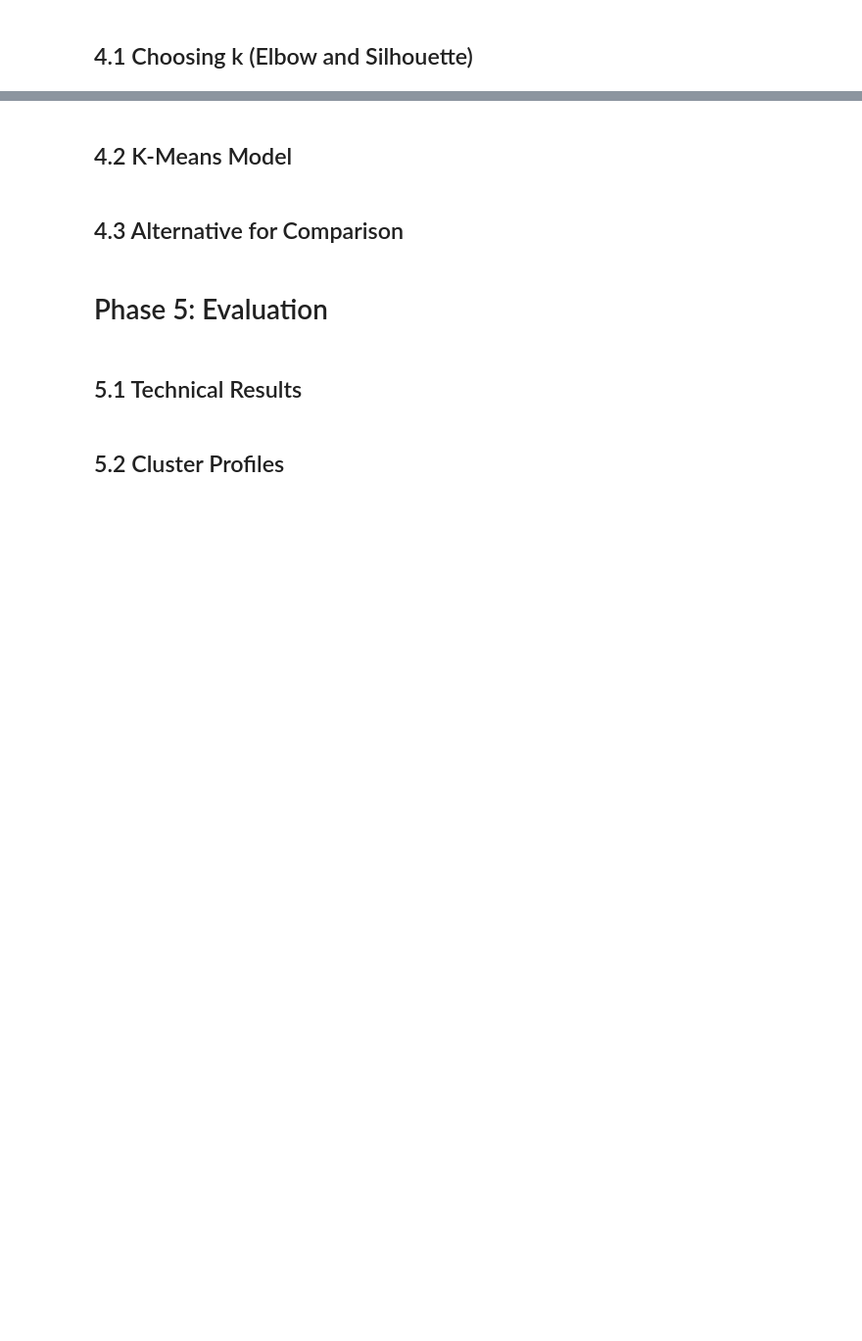
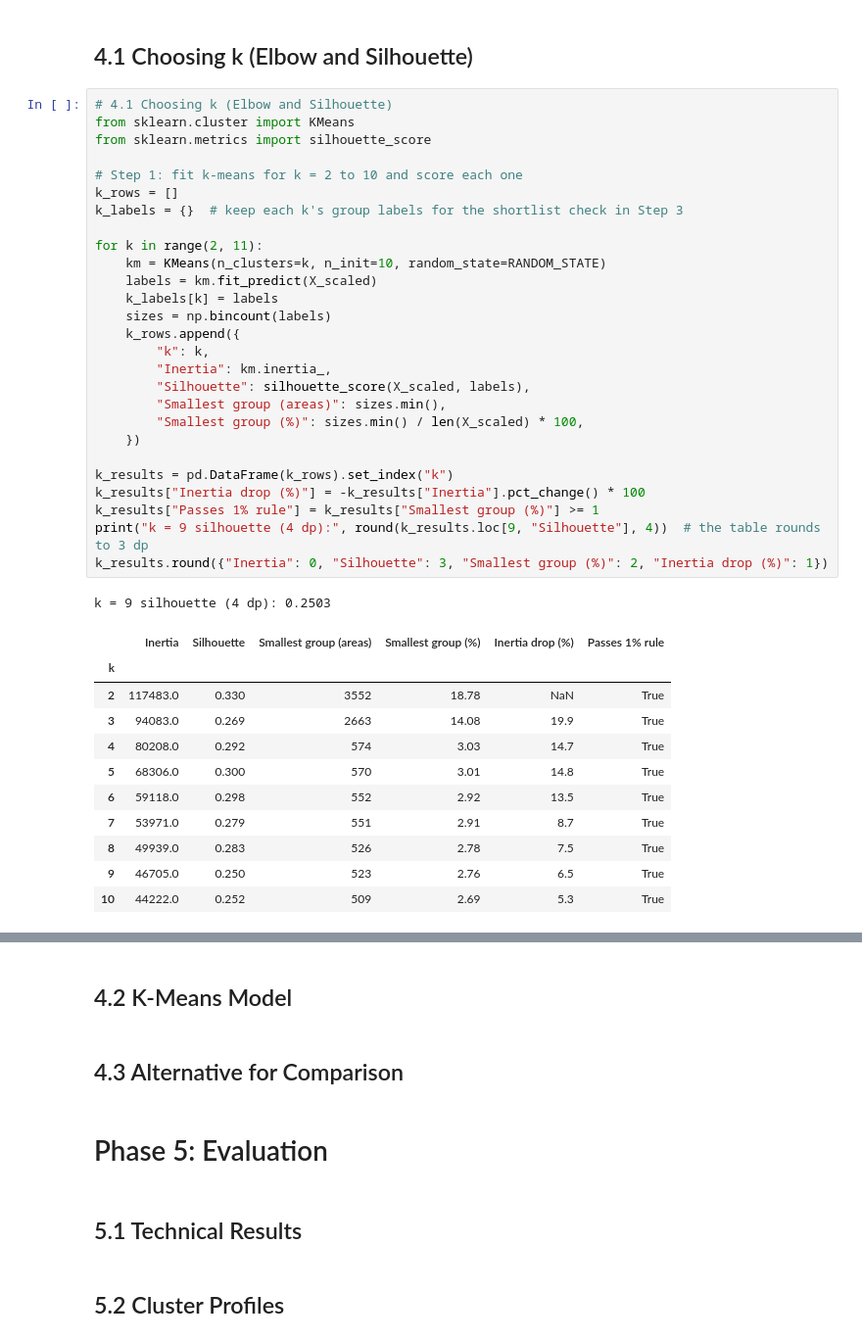
Before and after one commit to SwoopCodes/Data-Analytics_Irish-housing-density, a Jupyter notebook: notebooks/CA2_CRISP_DM_Notebook.ipynb, the cells around one changed output, grey strips where cells are left out. Shown at 98% size. Drawn from its saved outputs; the diff is of its cells as text; blank space fills up the shorter version.

```diff
--- a/notebooks/CA2_CRISP_DM_Notebook.ipynb
+++ b/notebooks/CA2_CRISP_DM_Notebook.ipynb
@@ -1291,3 +1292,43 @@ In this phase I group the 18,916 small areas with k-means. First I choose the nu
 - **Same results every run**: the setup cell sets **RANDOM_STATE = 42**, so k-means starts the same way each time. It also prints the Python and library versions.
 # %% [markdown]
 ## 4.1 Choosing k (Elbow and Silhouette)
+# %%
+# 4.1 Choosing k (Elbow and Silhouette)
+from sklearn.cluster import KMeans
+from sklearn.metrics import silhouette_score
+
+# Step 1: fit k-means for k = 2 to 10 and score each one
+k_rows = []
+k_labels = {}  # keep each k's group labels for the shortlist check in Step 3
+
+for k in range(2, 11):
+    km = KMeans(n_clusters=k, n_init=10, random_state=RANDOM_STATE)
+    labels = km.fit_predict(X_scaled)
+    k_labels[k] = labels
+    sizes = np.bincount(labels)
+    k_rows.append({
+        "k": k,
+        "Inertia": km.inertia_,
+        "Silhouette": silhouette_score(X_scaled, labels),
+        "Smallest group (areas)": sizes.min(),
+        "Smallest group (%)": sizes.min() / len(X_scaled) * 100,
+    })
+
+k_results = pd.DataFrame(k_rows).set_index("k")
+k_results["Inertia drop (%)"] = -k_results["Inertia"].pct_change() * 100
+k_results["Passes 1% rule"] = k_results["Smallest group (%)"] >= 1
+print("k = 9 silhouette (4 dp):", round(k_results.loc[9, "Silhouette"], 4))  # the table rounds to 3 dp
+k_results.round({"Inertia": 0, "Silhouette": 3, "Smallest group (%)": 2, "Inertia drop (%)": 1})
+# %% [output]
+k = 9 silhouette (4 dp): 0.2503
+|  | Inertia | Silhouette | Smallest group (areas) | Smallest group (%) | Inertia drop (%) | Passes 1% rule |
+| k |  |  |  |  |  |  |
+| 2 | 117483.0 | 0.330 | 3552 | 18.78 | NaN | True |
+| 3 | 94083.0 | 0.269 | 2663 | 14.08 | 19.9 | True |
+| 4 | 80208.0 | 0.292 | 574 | 3.03 | 14.7 | True |
+| 5 | 68306.0 | 0.300 | 570 | 3.01 | 14.8 | True |
+| 6 | 59118.0 | 0.298 | 552 | 2.92 | 13.5 | True |
+| 7 | 53971.0 | 0.279 | 551 | 2.91 | 8.7 | True |
+| 8 | 49939.0 | 0.283 | 526 | 2.78 | 7.5 | True |
+| 9 | 46705.0 | 0.250 | 523 | 2.76 | 6.5 | True |
+| 10 | 44222.0 | 0.252 | 509 | 2.69 | 5.3 | True |
```
Also changed, not shown: parts of 4 cells of this notebook, 1 other file.
